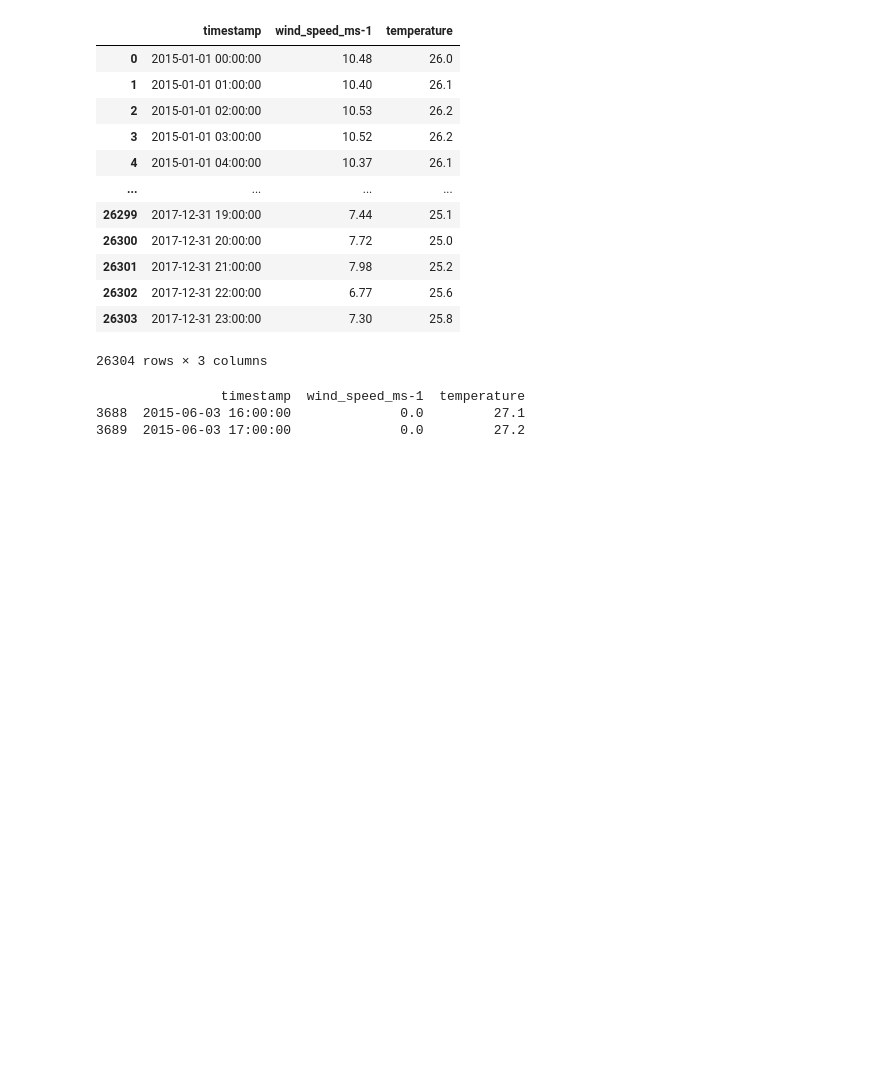
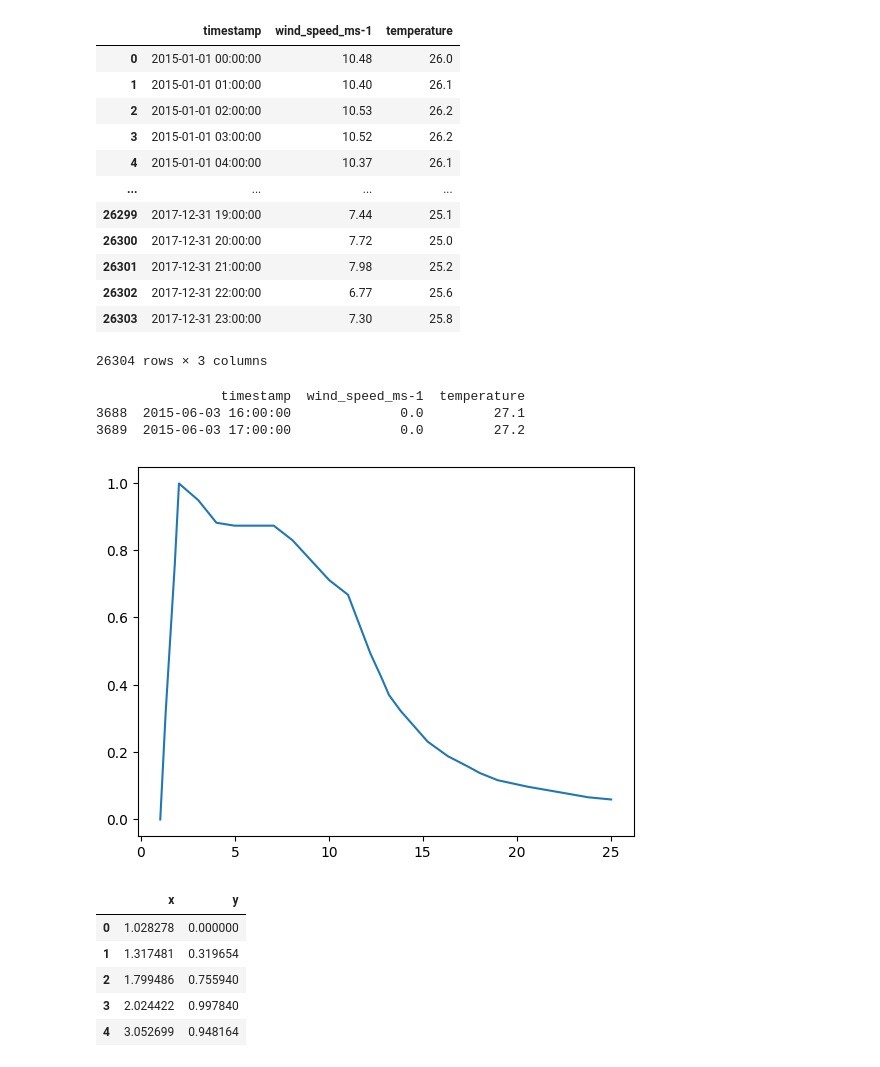
Before and after one commit to nandradem/project, a Jupyter notebook: Procesamiento de datos.ipynb, the cells around one changed output. Cells and saved outputs as stored; diff of their text form; code cells hidden in the pictures; blank space fills up the shorter version.

```diff
--- a/Procesamiento de datos.ipynb
+++ b/Procesamiento de datos.ipynb
@@ -45,3 +45,22 @@ print(dfwind[chequeo].head(2))
                 timestamp  wind_speed_ms-1  temperature
 3688  2015-06-03 16:00:00              0.0         27.1
 3689  2015-06-03 17:00:00              0.0         27.2
+# %%
+df_C_empuje = pd.read_csv('wind/Coeficiente de empuje VS Velocidad Viento (corregido).csv')
+#G1 = grafica 1
+#G2 = grafica 2
+plt.figure()
+x_G1=df_C_empuje["x"].values
+y_G1=df_C_empuje["y"].values
+plt.plot(x_G1,y_G1)
+plt.show()
+
+df_C_empuje.head()
+# %% [output]
+[figure, added]
+|  | x | y |
+| 0 | 1.028278 | 0.000000 |
+| 1 | 1.317481 | 0.319654 |
+| 2 | 1.799486 | 0.755940 |
+| 3 | 2.024422 | 0.997840 |
+| 4 | 3.052699 | 0.948164 |
```
Also changed, not shown: parts of 1 cell of this notebook, 2 other files.
